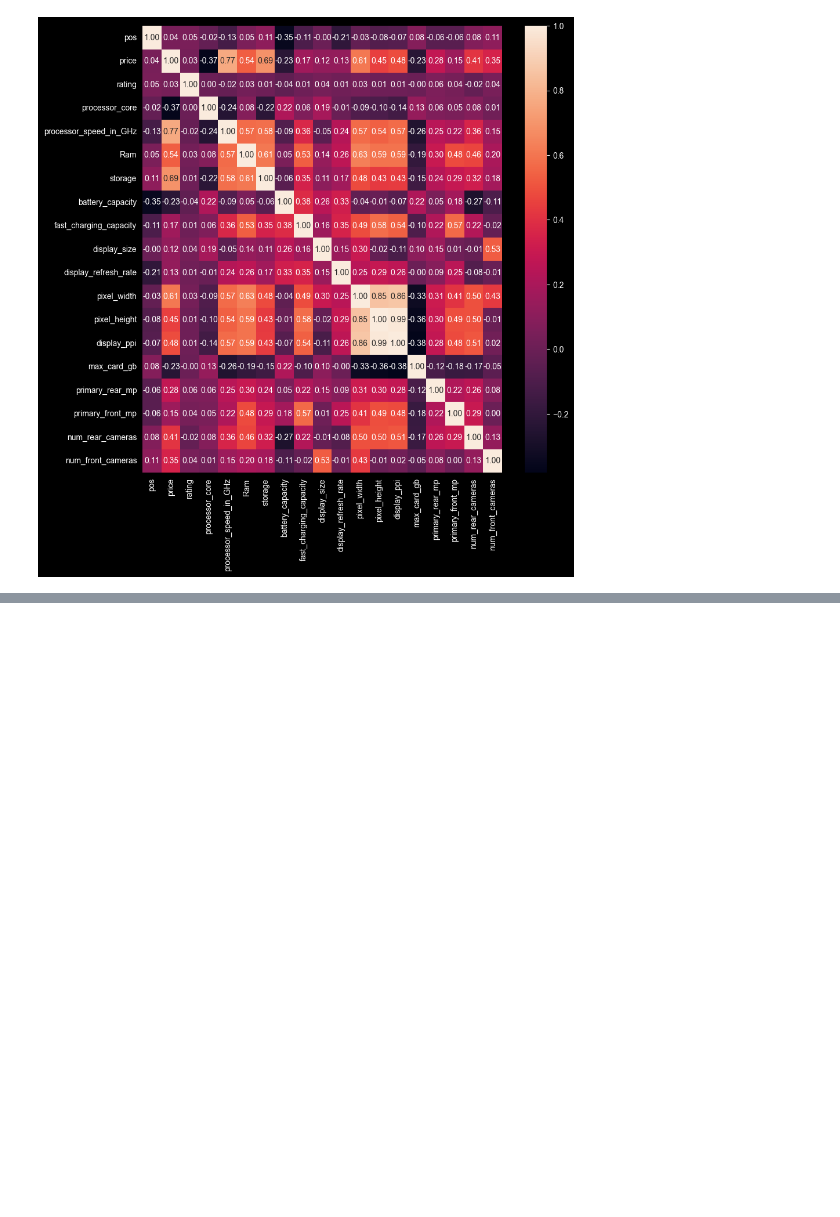
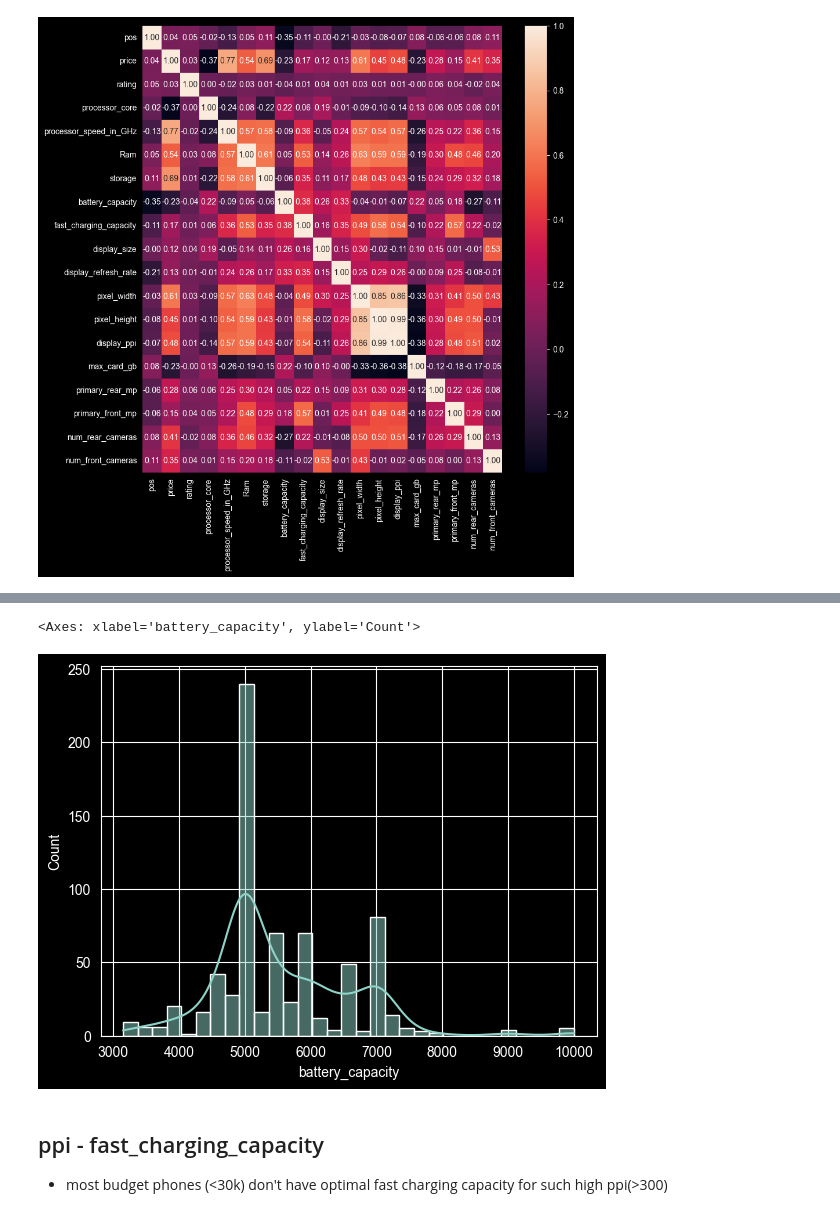
Before and after one commit to sudiptom619/EDA-On-5G-Smartphone, a Jupyter notebook: main.ipynb, the cells around one changed output, grey strips where cells are left out. Saved outputs shown, nothing was run; the diff lists cells and outputs as text; code cells hidden in the pictures; blank space fills up the shorter version.

```diff
--- a/main.ipynb
+++ b/main.ipynb
@@ -1054,0 +1201,2 @@ plt.savefig('./plots/bivariate_analysis/price-corr/imputed_heatmap.png')
+# %%
+temp = df[df['display_ppi'] > 300]
@@ -1054,0 +1215,8 @@ plt.savefig('./plots/bivariate_analysis/price-corr/imputed_heatmap.png')
+# %%
+sns.histplot(data=temp,x='battery_capacity',kde=True)
+# %% [output]
+<Axes: xlabel='battery_capacity', ylabel='Count'>
+[figure, added]
+# %% [markdown]
+## ppi - fast_charging_capacity
+- most budget phones (<30k) don't have optimal fast charging capacity for such high ppi(>300)
```
Also changed, not shown: parts of 27 cells of this notebook, 2 other files.
